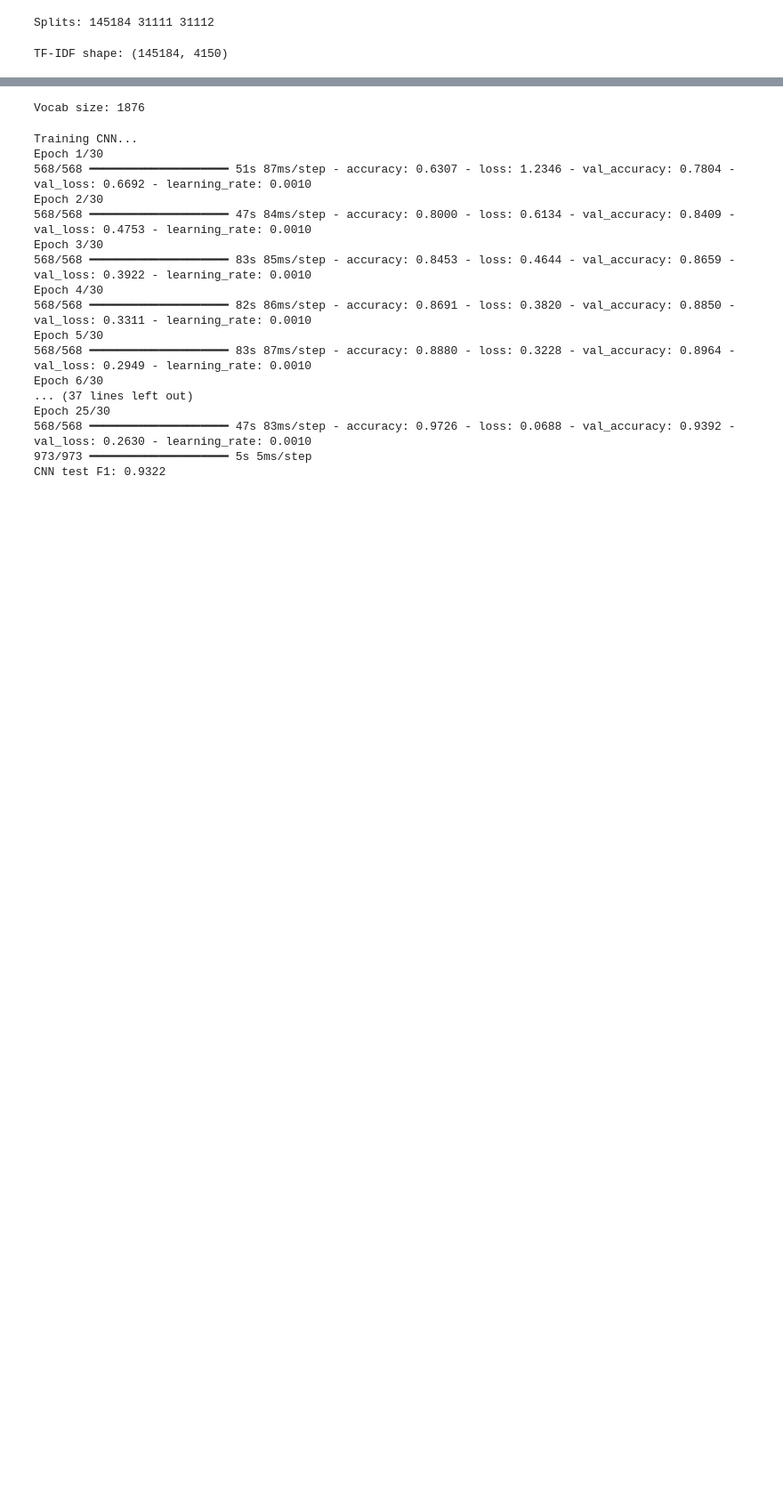
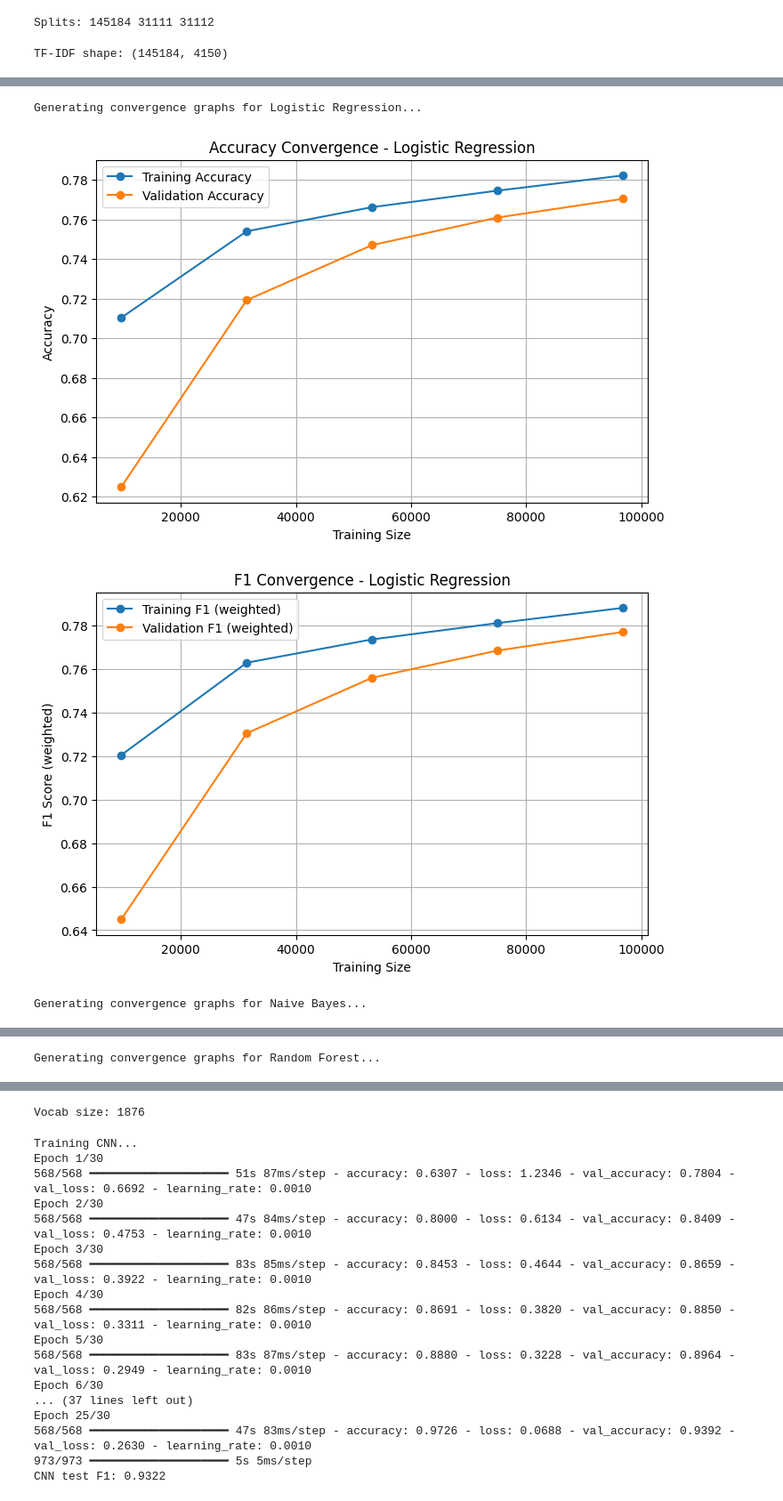
Before and after one commit to Queenimoh/Queen-7150CEM, a Jupyter notebook: Queen_Imoh_7150CEM.ipynb, the cells around one changed output, grey strips where cells are left out. Shown at 89% size. Cells and saved outputs as stored; diff of their text form; code cells hidden in the pictures; blank space fills up the shorter version.

```diff
--- a/Queen_Imoh_7150CEM.ipynb
+++ b/Queen_Imoh_7150CEM.ipynb
@@ -294 +295,80 @@ Logistic Regression    0.7813       0.8239    0.7813       0.7867    0.7483
       Random Forest    0.3341       0.5163    0.3341       0.2008    0.0387
+# %%
+# Visualize training and validation convergence curves for ML models
+import numpy as np
+import matplotlib.pyplot as plt
+from sklearn.model_selection import learning_curve
+from sklearn.metrics import make_scorer, f1_score
+
+def plot_model_convergence(model, X, y, model_name):
+
+    # Use fewer points to reduce computation time
+    train_sizes = np.linspace(0.1, 1.0, 5)
+
+    # Accuracy Convergence
+    train_sizes_acc, train_scores_acc, val_scores_acc = learning_curve(
+        model,
+        X,
+        y,
+        cv=3,
+        scoring='accuracy',
+        train_sizes=train_sizes,
+        n_jobs=-1
+    )
+
+    train_mean_acc = np.mean(train_scores_acc, axis=1)
+    val_mean_acc = np.mean(val_scores_acc, axis=1)
+
+    plt.figure(figsize=(8,5))
+    plt.plot(train_sizes_acc, train_mean_acc, marker='o', label="Training Accuracy")
+    plt.plot(train_sizes_acc, val_mean_acc, marker='o', label="Validation Accuracy")
+    plt.xlabel("Training Size")
+    plt.ylabel("Accuracy")
+    plt.title(f"Accuracy Convergence - {model_name}")
+    plt.legend()
+    plt.grid(True)
+    plt.show()
+
+    # F1 Convergence
+    f1_scorer = make_scorer(f1_score, average='weighted')
+
+    train_sizes_f1, train_scores_f1, val_scores_f1 = learning_curve(
+        model,
+        X,
+        y,
+        cv=3,
+        scoring=f1_scorer,
+        train_sizes=train_sizes,
+        n_jobs=-1
+    )
+
+    train_mean_f1 = np.mean(train_scores_f1, axis=1)
+    val_mean_f1 = np.mean(val_scores_f1, axis=1)
+
+    plt.figure(figsize=(8,5))
+    plt.plot(train_sizes_f1, train_mean_f1, marker='o', label="Training F1 (weighted)")
+    plt.plot(train_sizes_f1, val_mean_f1, marker='o', label="Validation F1 (weighted)")
+    plt.xlabel("Training Size")
+    plt.ylabel("F1 Score (weighted)")
+    plt.title(f"F1 Convergence - {model_name}")
+    plt.legend()
+    plt.grid(True)
+    plt.show()
+
+
+# Generate convergence graphs for each Machine Learning Model
+# ---------------------------------------------------
+for name, model in trained_models.items():
+
+    print(f"Generating convergence graphs for {name}...")
+
+    # Use subset for SVM to reduce computation time
+    if name == "SVM":
+        plot_model_convergence(model, X_train_svm, y_train_svm, name)
+    else:
+        plot_model_convergence(model, X_train_tfidf, y_train, name)
+# %% [output]
+Generating convergence graphs for Logistic Regression...
+[figure, added]
+[figure, added]
+Generating convergence graphs for Naive Bayes...
@@ -294,0 +377 @@ Logistic Regression    0.7813       0.8239    0.7813       0.7867    0.7483
+Generating convergence graphs for Random Forest...
```
Also changed, not shown: parts of 7 cells of this notebook.
